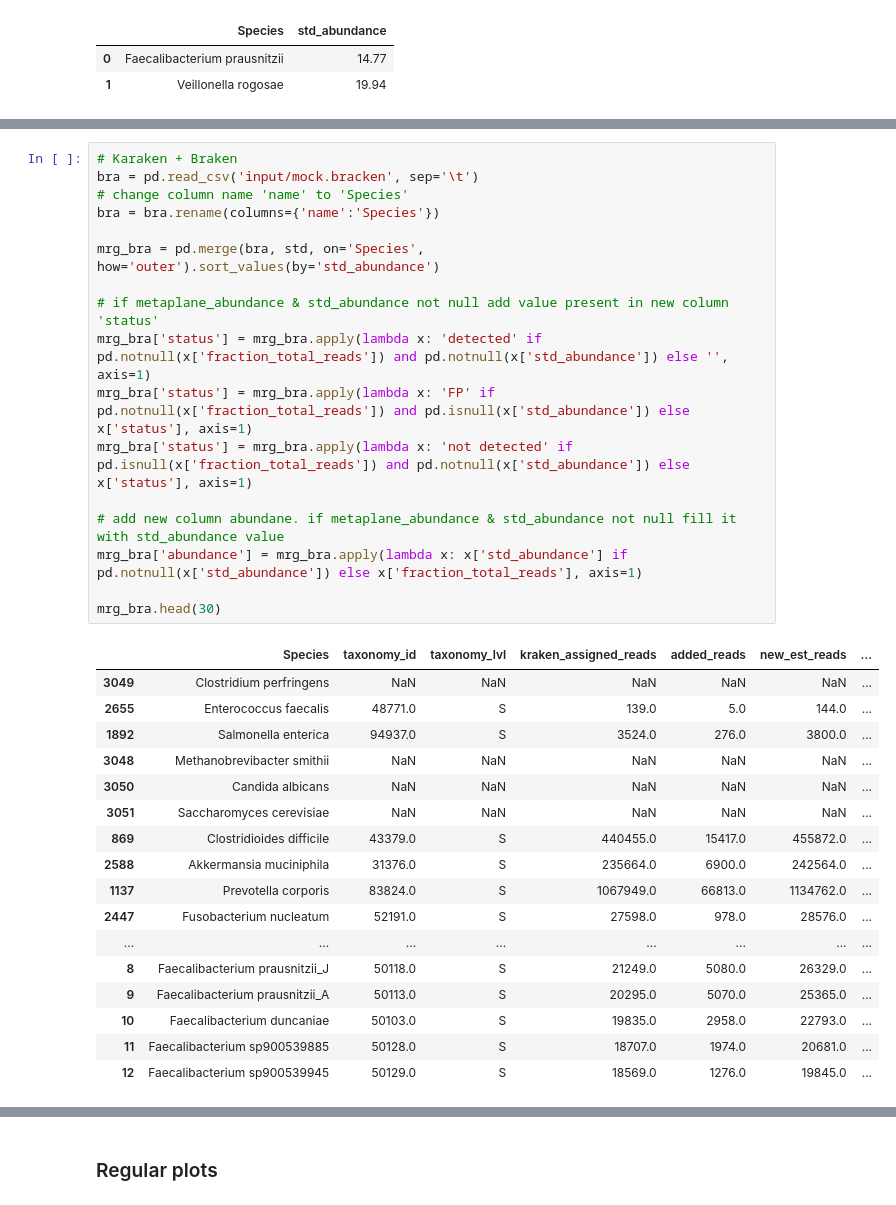
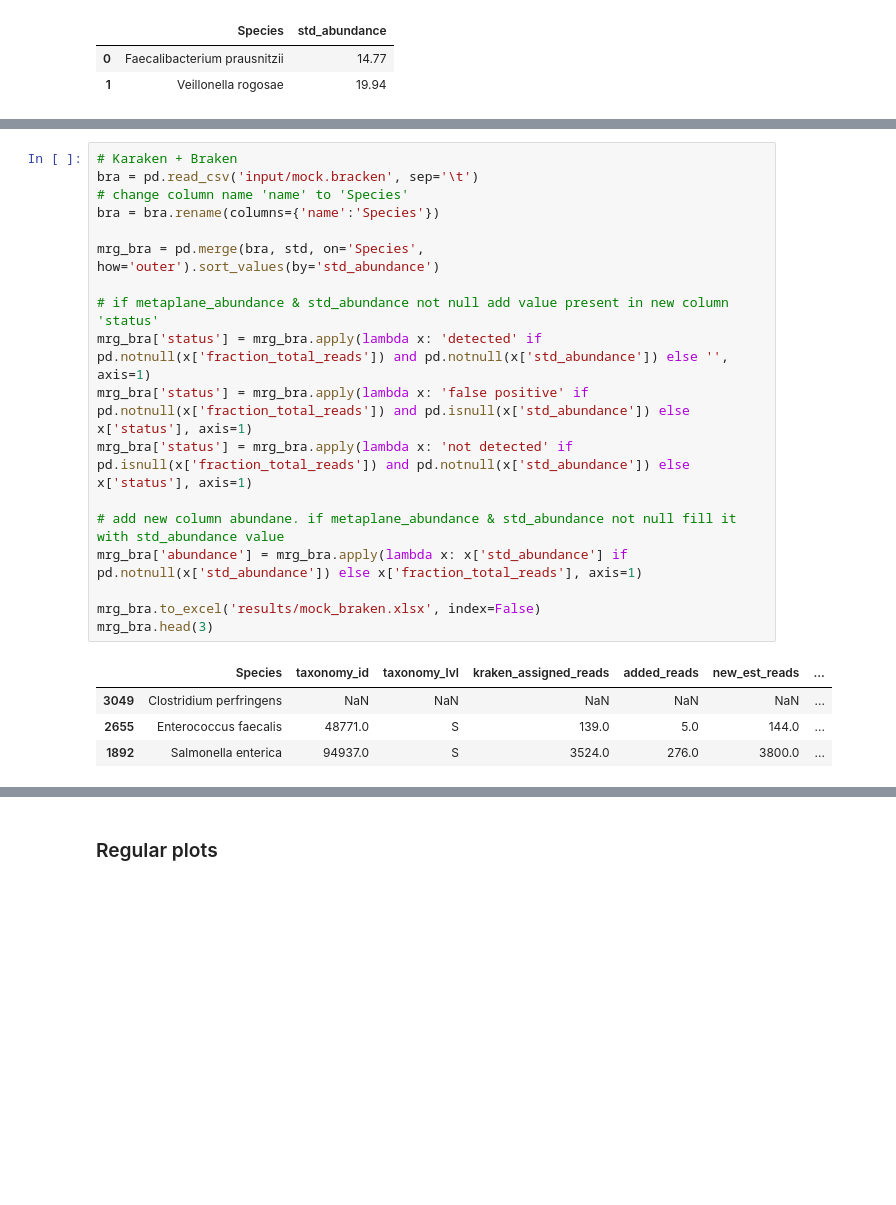
Before and after one commit to Chartiza/2023_Kraken_Metaplan_mOTUs_assembly, a Jupyter notebook: Metaphlan_vs_Kraken_vs_mOTUs_vs_bins.ipynb, the cells around one changed output, grey strips where cells are left out. Drawn from its saved outputs; the diff is of its cells as text; blank space fills up the shorter version.

```diff
--- a/Metaphlan_vs_Kraken_vs_mOTUs_vs_bins.ipynb
+++ b/Metaphlan_vs_Kraken_vs_mOTUs_vs_bins.ipynb
@@ -63,35 +63,23 @@ See the caveats in the documentation: https://pandas.pydata.org/pandas-docs/stab
 # %%
 # Karaken + Braken
 bra = pd.read_csv('input/mock.bracken', sep='\t')
 # change column name 'name' to 'Species'
 bra = bra.rename(columns={'name':'Species'})
 
 mrg_bra = pd.merge(bra, std, on='Species', how='outer').sort_values(by='std_abundance')
 
 # if metaplane_abundance & std_abundance not null add value present in new column 'status'
 mrg_bra['status'] = mrg_bra.apply(lambda x: 'detected' if pd.notnull(x['fraction_total_reads']) and pd.notnull(x['std_abundance']) else '', axis=1)
-mrg_bra['status'] = mrg_bra.apply(lambda x: 'FP' if pd.notnull(x['fraction_total_reads']) and pd.isnull(x['std_abundance']) else x['status'], axis=1)
+mrg_bra['status'] = mrg_bra.apply(lambda x: 'false positive' if pd.notnull(x['fraction_total_reads']) and pd.isnull(x['std_abundance']) else x['status'], axis=1)
 mrg_bra['status'] = mrg_bra.apply(lambda x: 'not detected' if pd.isnull(x['fraction_total_reads']) and pd.notnull(x['std_abundance']) else x['status'], axis=1)
 
 # add new column abundane. if metaplane_abundance & std_abundance not null fill it with std_abundance value
 mrg_bra['abundance'] = mrg_bra.apply(lambda x: x['std_abundance'] if pd.notnull(x['std_abundance']) else x['fraction_total_reads'], axis=1)
 
-mrg_bra.head(30)
+mrg_bra.to_excel('results/mock_braken.xlsx', index=False)
+mrg_bra.head(3)
 # %% [output]
 |  | Species | taxonomy_id | taxonomy_lvl | kraken_assigned_reads | added_reads | new_est_reads | ... |
 | 3049 | Clostridium perfringens | NaN | NaN | NaN | NaN | NaN | ... |
 | 2655 | Enterococcus faecalis | 48771.0 | S | 139.0 | 5.0 | 144.0 | ... |
 | 1892 | Salmonella enterica | 94937.0 | S | 3524.0 | 276.0 | 3800.0 | ... |
-| 3048 | Methanobrevibacter smithii | NaN | NaN | NaN | NaN | NaN | ... |
-| 3050 | Candida albicans | NaN | NaN | NaN | NaN | NaN | ... |
-| 3051 | Saccharomyces cerevisiae | NaN | NaN | NaN | NaN | NaN | ... |
-| 869 | Clostridioides difficile | 43379.0 | S | 440455.0 | 15417.0 | 455872.0 | ... |
-| 2588 | Akkermansia muciniphila | 31376.0 | S | 235664.0 | 6900.0 | 242564.0 | ... |
-| 1137 | Prevotella corporis | 83824.0 | S | 1067949.0 | 66813.0 | 1134762.0 | ... |
-| 2447 | Fusobacterium nucleatum | 52191.0 | S | 27598.0 | 978.0 | 28576.0 | ... |
-| ... | ... | ... | ... | ... | ... | ... | ... |
-| 8 | Faecalibacterium prausnitzii_J | 50118.0 | S | 21249.0 | 5080.0 | 26329.0 | ... |
-| 9 | Faecalibacterium prausnitzii_A | 50113.0 | S | 20295.0 | 5070.0 | 25365.0 | ... |
-| 10 | Faecalibacterium duncaniae | 50103.0 | S | 19835.0 | 2958.0 | 22793.0 | ... |
-| 11 | Faecalibacterium sp900539885 | 50128.0 | S | 18707.0 | 1974.0 | 20681.0 | ... |
-| 12 | Faecalibacterium sp900539945 | 50129.0 | S | 18569.0 | 1276.0 | 19845.0 | ... |
```
Also changed, not shown: parts of 7 cells of this notebook, 8 other files.
